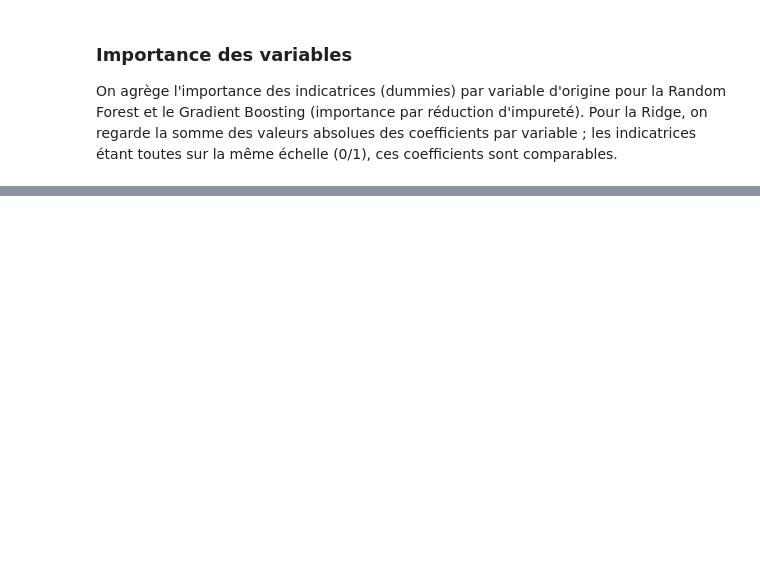
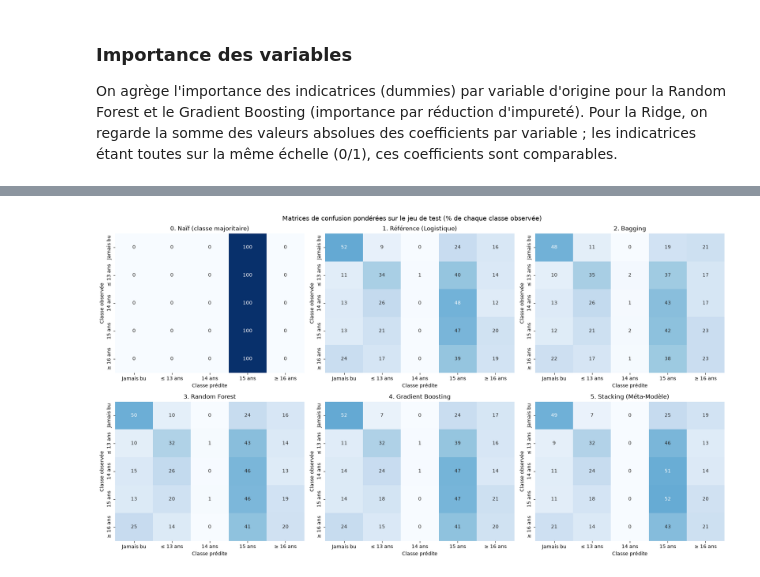
Before and after one commit to RaphaelCarrere/projet_apprentissage_supervise, a Jupyter notebook: projet.ipynb, the cells around one changed output, grey strips where cells are left out. Drawn from its saved outputs; the diff is of its cells as text; code cells hidden in the pictures; blank space fills up the shorter version.

```diff
--- a/projet.ipynb
+++ b/projet.ipynb
@@ -1523,0 +1949,17 @@ Deux précautions de lecture :
+# %%
+# Matrices de confusion pondérées, normalisées par classe observée (lignes = 100 %)
+fig, axes = plt.subplots(2, 3, figsize=(18, 10))
+for ax, (nom, pred) in zip(axes.ravel(), predictions_cls.items()):
+    matrice = confusion_matrix(
+        yc_test, pred, labels=ordre_classes, sample_weight=wc_test, normalize="true"
+    ) * 100
+    sns.heatmap(matrice, annot=True, fmt=".0f", cmap="Blues", vmin=0, vmax=100, cbar=False,
+                xticklabels=ordre_classes, yticklabels=ordre_classes, ax=ax)
+    ax.set_title(nom)
+    ax.set_xlabel("Classe prédite")
+    ax.set_ylabel("Classe observée")
+plt.suptitle("Matrices de confusion pondérées sur le jeu de test (% de chaque classe observée)", fontsize=13)
+plt.tight_layout()
+plt.show()
+# %% [output]
+[figure, added]
```
Also changed, not shown: parts of 53 cells of this notebook.
